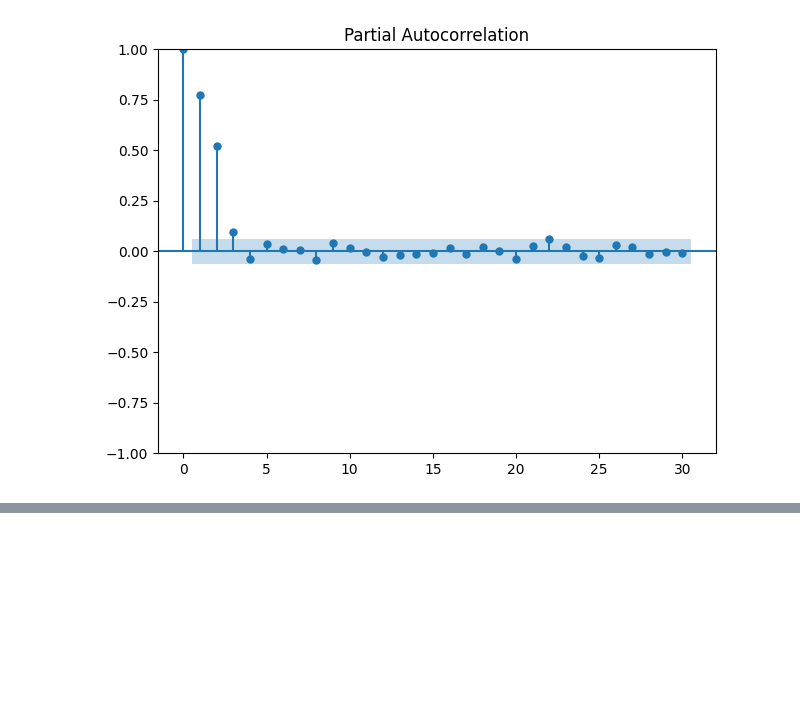
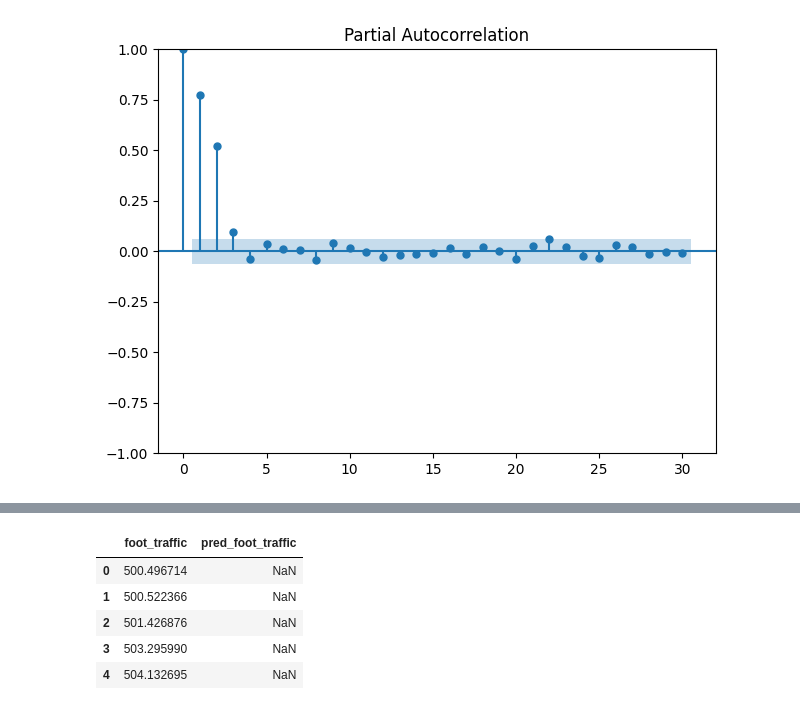
Before and after one commit to lewinskie254/timeseries-youtube, a Jupyter notebook: Lecture_4_Timeseries_Analysis_AutoregressiveModel.ipynb, the cells around one changed output, grey strips where cells are left out. Cells and saved outputs as stored; diff of their text form; code cells hidden in the pictures; blank space fills up the shorter version.

```diff
--- a/Lecture_4_Timeseries_Analysis_AutoregressiveModel.ipynb
+++ b/Lecture_4_Timeseries_Analysis_AutoregressiveModel.ipynb
@@ -162,3 +170,12 @@ df['pred_foot_traffic'] = pd.Series()
 
 #To integrate the differenced data, we simply just cumulative sum from the last item in the train set
 df.loc[TRAIN_LEN:, 'pred_foot_traffic'] = (df['foot_traffic'].iloc[TRAIN_LEN]+ pred_df['pred_AR'].cumsum())
+# %%
+df.head()
+# %% [output]
+|  | foot_traffic | pred_foot_traffic |
+| 0 | 500.496714 | NaN |
+| 1 | 500.522366 | NaN |
+| 2 | 501.426876 | NaN |
+| 3 | 503.295990 | NaN |
+| 4 | 504.132695 | NaN |
```
Also changed, not shown: parts of 9 cells of this notebook.
